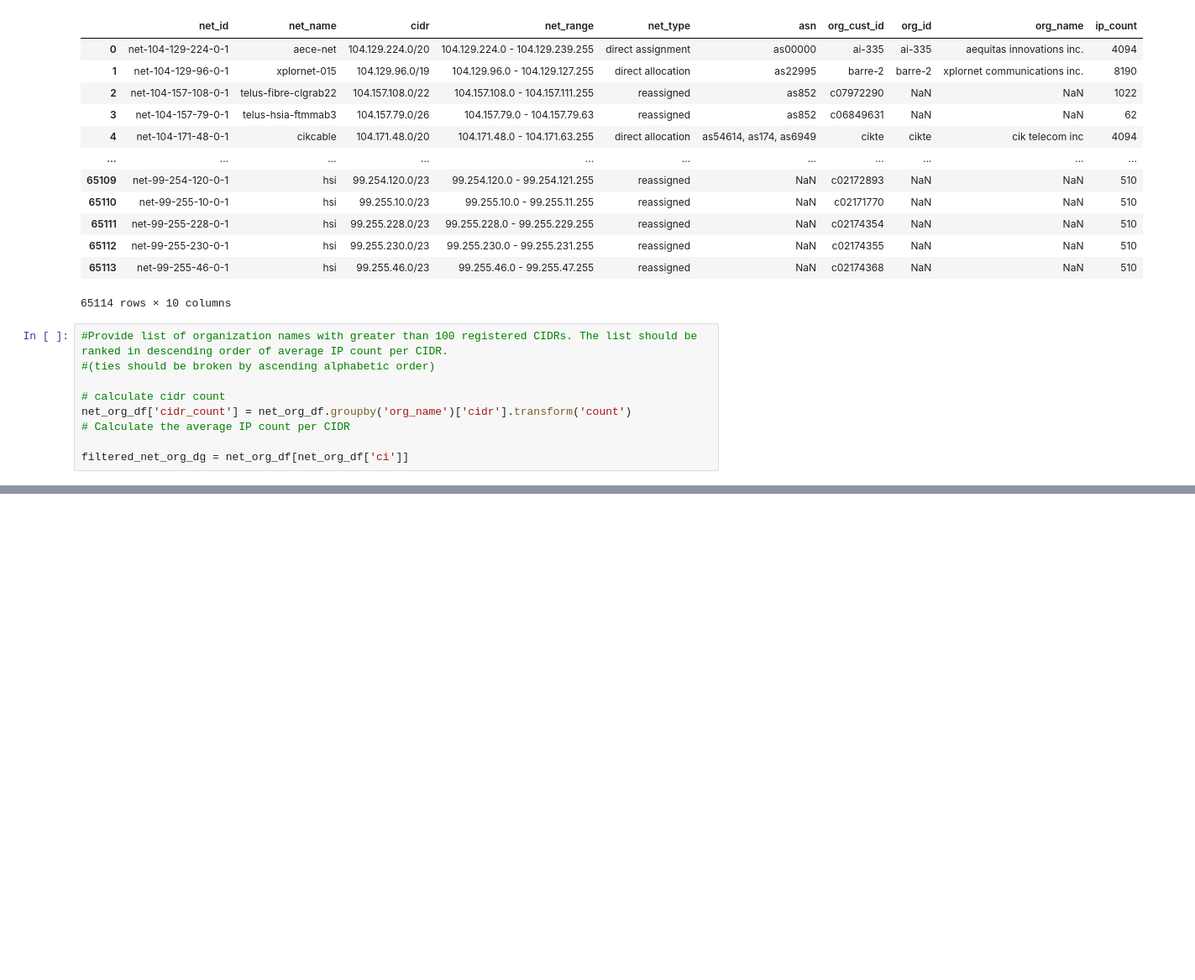
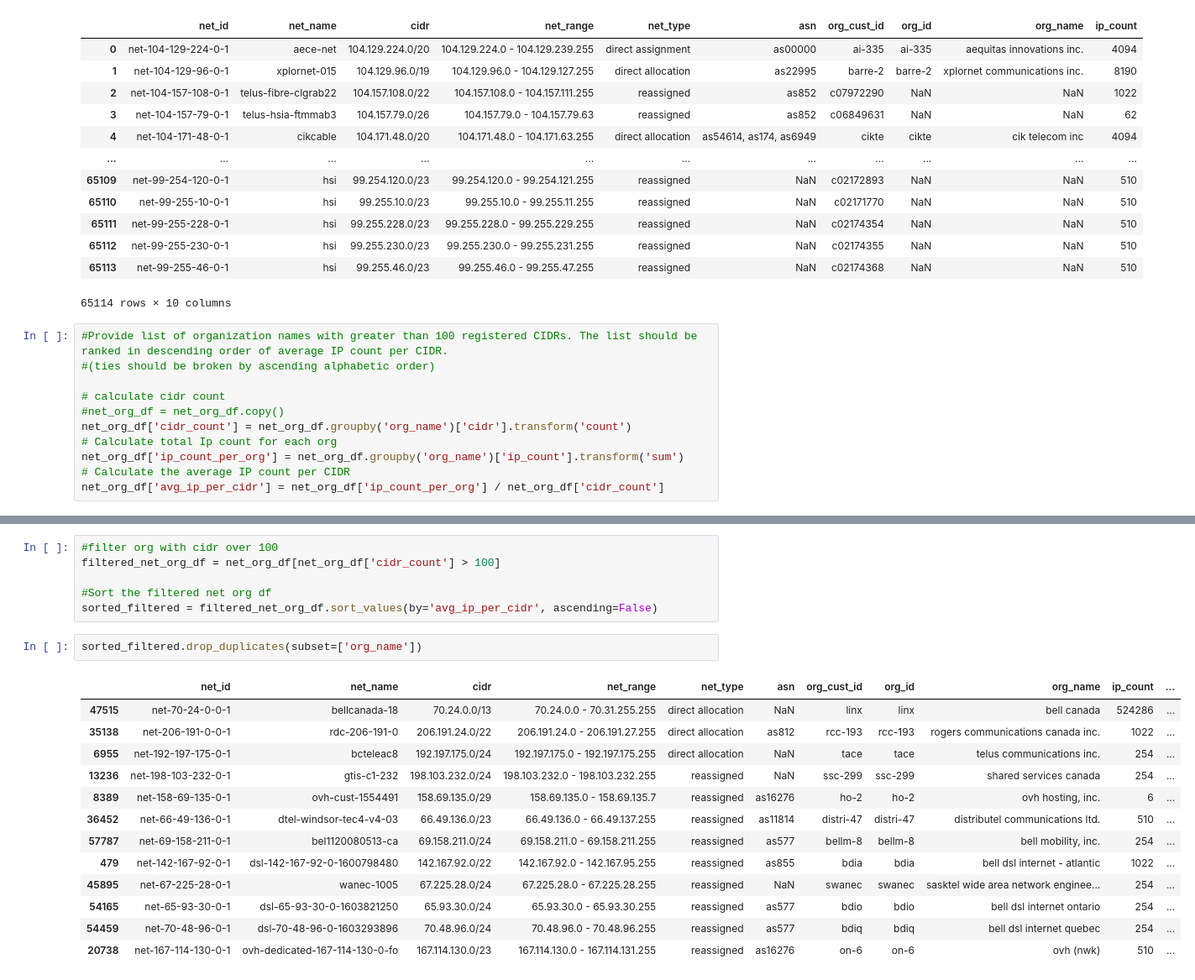
Before and after one commit to FelixQLe/Mastering-MySQL-Practice, a Jupyter notebook: Assessment.ipynb, the cells around one changed output, grey strips where cells are left out. Shown: that part at 84% size. Drawn from its saved outputs; the diff is of its cells as text; blank space fills up the shorter version.

```diff
--- a/Assessment.ipynb
+++ b/Assessment.ipynb
@@ -284,7 +284,9 @@ net_org_df
 #(ties should be broken by ascending alphabetic order)
 
 # calculate cidr count
+#net_org_df = net_org_df.copy()
 net_org_df['cidr_count'] = net_org_df.groupby('org_name')['cidr'].transform('count')
+# Calculate total Ip count for each org
+net_org_df['ip_count_per_org'] = net_org_df.groupby('org_name')['ip_count'].transform('sum')
 # Calculate the average IP count per CIDR
-
-filtered_net_org_dg = net_org_df[net_org_df['ci']]
+net_org_df['avg_ip_per_cidr'] = net_org_df['ip_count_per_org'] / net_org_df['cidr_count']
@@ -319,0 +309,22 @@ Name: cidr, Length: 6027, dtype: int64
+# %%
+#filter org with cidr over 100
+filtered_net_org_df = net_org_df[net_org_df['cidr_count'] > 100]
+
+#Sort the filtered net org df
+sorted_filtered = filtered_net_org_df.sort_values(by='avg_ip_per_cidr', ascending=False)
+# %%
+sorted_filtered.drop_duplicates(subset=['org_name'])
+# %% [output]
+|  | net_id | net_name | cidr | net_range | net_type | asn | org_cust_id | org_id | org_name | ip_count | ... |
+| 47515 | net-70-24-0-0-1 | bellcanada-18 | 70.24.0.0/13 | 70.24.0.0 - 70.31.255.255 | direct allocation | NaN | linx | linx | bell canada | 524286 | ... |
+| 35138 | net-206-191-0-0-1 | rdc-206-191-0 | 206.191.24.0/22 | 206.191.24.0 - 206.191.27.255 | direct allocation | as812 | rcc-193 | rcc-193 | rogers communications canada inc. | 1022 | ... |
+| 6955 | net-192-197-175-0-1 | bcteleac8 | 192.197.175.0/24 | 192.197.175.0 - 192.197.175.255 | direct allocation | NaN | tace | tace | telus communications inc. | 254 | ... |
+| 13236 | net-198-103-232-0-1 | gtis-c1-232 | 198.103.232.0/24 | 198.103.232.0 - 198.103.232.255 | reassigned | NaN | ssc-299 | ssc-299 | shared services canada | 254 | ... |
+| 8389 | net-158-69-135-0-1 | ovh-cust-1554491 | 158.69.135.0/29 | 158.69.135.0 - 158.69.135.7 | reassigned | as16276 | ho-2 | ho-2 | ovh hosting, inc. | 6 | ... |
+| 36452 | net-66-49-136-0-1 | dtel-windsor-tec4-v4-03 | 66.49.136.0/23 | 66.49.136.0 - 66.49.137.255 | reassigned | as11814 | distri-47 | distri-47 | distributel communications ltd. | 510 | ... |
+| 57787 | net-69-158-211-0-1 | bel1120080513-ca | 69.158.211.0/24 | 69.158.211.0 - 69.158.211.255 | reassigned | as577 | bellm-8 | bellm-8 | bell mobility, inc. | 254 | ... |
+| 479 | net-142-167-92-0-1 | dsl-142-167-92-0-1600798480 | 142.167.92.0/22 | 142.167.92.0 - 142.167.95.255 | reassigned | as855 | bdia | bdia | bell dsl internet - atlantic | 1022 | ... |
+| 45895 | net-67-225-28-0-1 | wanec-1005 | 67.225.28.0/24 | 67.225.28.0 - 67.225.28.255 | reassigned | NaN | swanec | swanec | sasktel wide area network enginee... | 254 | ... |
+| 54165 | net-65-93-30-0-1 | dsl-65-93-30-0-1603821250 | 65.93.30.0/24 | 65.93.30.0 - 65.93.30.255 | reassigned | as577 | bdio | bdio | bell dsl internet ontario | 254 | ... |
+| 54459 | net-70-48-96-0-1 | dsl-70-48-96-0-1603293896 | 70.48.96.0/24 | 70.48.96.0 - 70.48.96.255 | reassigned | as577 | bdiq | bdiq | bell dsl internet quebec | 254 | ... |
+| 20738 | net-167-114-130-0-1 | ovh-dedicated-167-114-130-0-fo | 167.114.130.0/23 | 167.114.130.0 - 167.114.131.255 | reassigned | as16276 | on-6 | on-6 | ovh (nwk) | 510 | ... |
```
Also changed, not shown: parts of 6 cells of this notebook.
